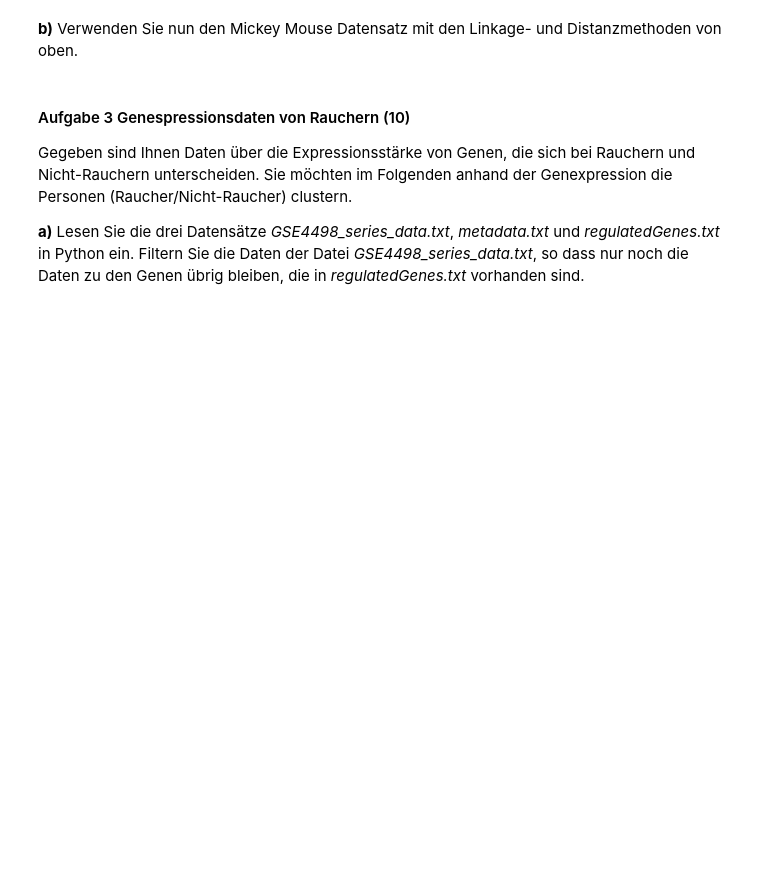
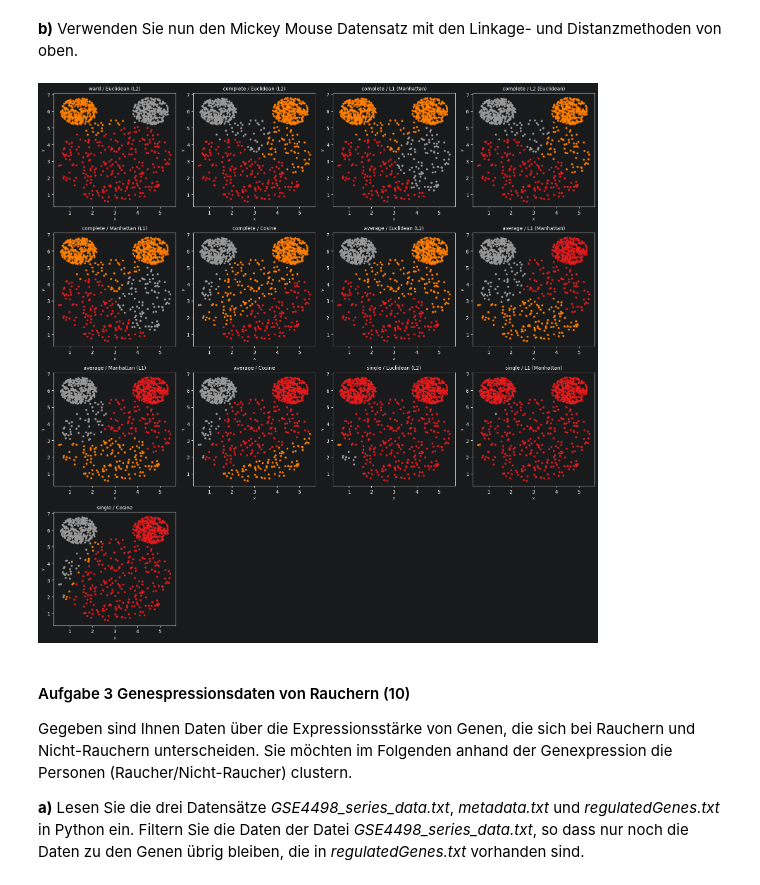
Before and after one commit to Toyo1234/Master-Studium-Semester-1, a Jupyter notebook: Data Mining/Übung 4 Clustering I-20260506/Übung4.ipynb, the cells around one changed output. Cells and saved outputs as stored; diff of their text form; code cells hidden in the pictures; blank space fills up the shorter version.

```diff
--- a/Data Mining/Übung 4 Clustering I-20260506/Übung4.ipynb
+++ b/Data Mining/Übung 4 Clustering I-20260506/Übung4.ipynb
@@ -104,5 +222,27 @@ Bevor Sie starten: Was ist _cosine_, was ist _l1_ und _l2_?
 # %% [markdown]
 __b)__ Verwenden Sie nun den Mickey Mouse Datensatz mit den Linkage- und Distanzmethoden von oben.
+# %%
+
+fig, axes = plt.subplots(n_rows, n_cols, figsize=(16, n_rows * 4))
+axes = axes.flatten()
+
+for i, (metric, linkage) in enumerate(combos):
+    model = AgglomerativeClustering(n_clusters=3, metric=metric, linkage=linkage)
+    labels = model.fit_predict(mickey[["x", "y"]])
+
+    axes[i].scatter(mickey["x"], mickey["y"], c=labels, cmap="Set1", s=10)
+    axes[i].set_title(f"{linkage} / {metric_labels[metric]}", fontsize=10)
+    axes[i].set_xlabel("x", fontsize=8)
+    axes[i].set_ylabel("y", fontsize=8)
+
+# leere Subplots ausblenden
+for j in range(len(combos), len(axes)):
+    axes[j].set_visible(False)
+
+plt.tight_layout()
+plt.show()
+# %% [output]
+[figure, added]
 # %% [markdown]
 #### Aufgabe 3 Genespressionsdaten von Rauchern (10)
 
```
Also changed, not shown: parts of 12 cells of this notebook.
